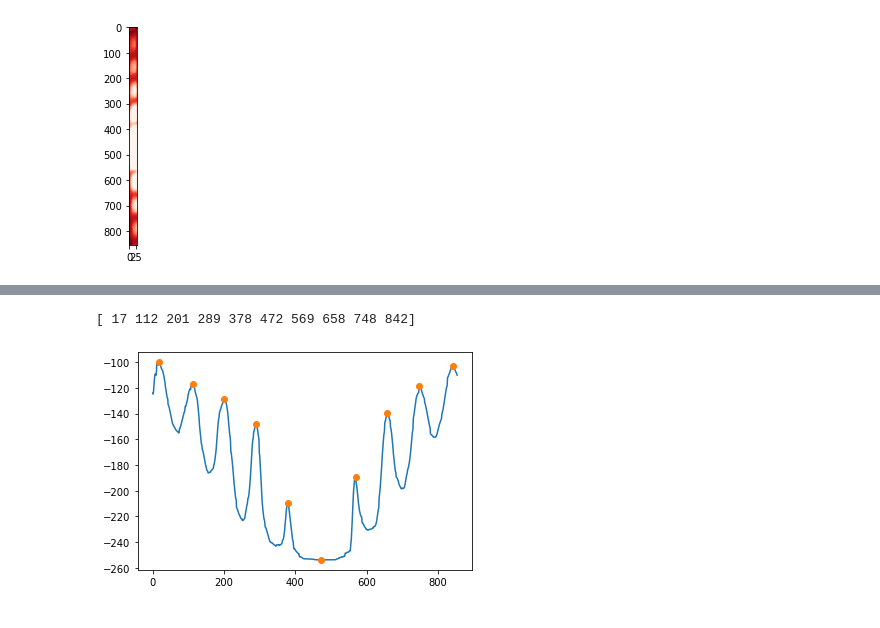
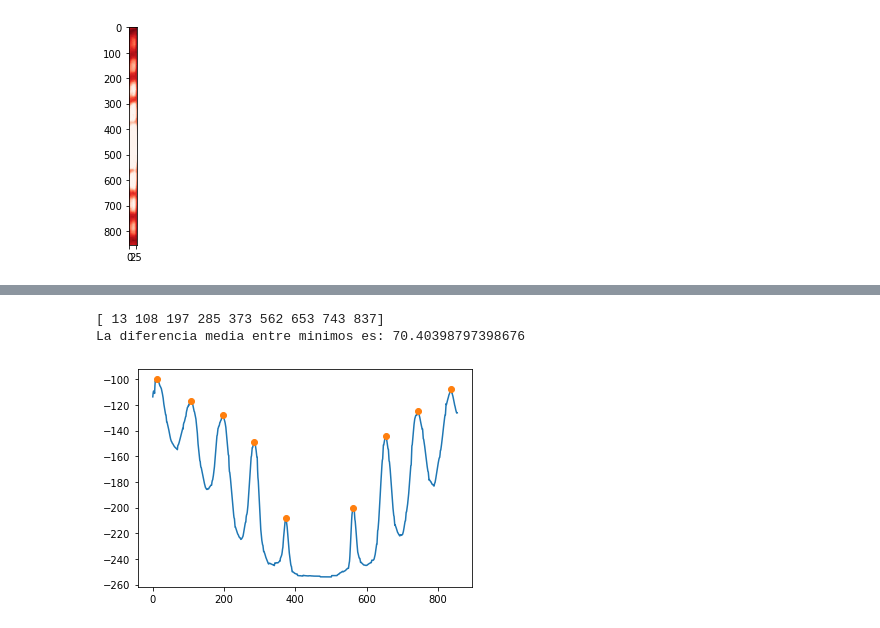
Before and after one commit to LunaKadysz/Laboratorio-4, a Jupyter notebook: Practica2/Practica2.ipynb, the cells around one changed output, grey strips where cells are left out. Saved outputs shown, nothing was run; the diff lists cells and outputs as text; code cells hidden in the pictures.

```diff
--- a/Practica2/Practica2.ipynb
+++ b/Practica2/Practica2.ipynb
@@ -110,7 +114,7 @@ plt.ylabel('Pixeles[px]')
 Text(0, 0.5, 'Pixeles[px]')
 [figure]
 # %%
-R = ndimage.rotate(A, 2)[15:870,300:330]
+R = ndimage.rotate(A, 1.1)[15:870,300:330]
 Rt = np.transpose(R)
 plt.imshow(Rt, cmap=plt.cm.Reds_r)
 plt.imshow(R, cmap=plt.cm.Reds_r)
@@ -143,13 +148,18 @@ plt.plot(range(len(mediana)),-np.array(mediana))
+# %%
+y = - np.array(mediana)
 # %%
 %matplotlib inline
 from scipy.signal import find_peaks
 plt.figure()
-peaks, _ = find_peaks(mediana,distance= 80)
-plt.plot(range(len(mediana)),mediana)
-plt.plot(peaks, mediana[peaks], "o")
+peaks, _ = find_peaks(y,distance= 80)
+plt.plot(range(len(y)),y)
+plt.plot(peaks, y[peaks], "o")
 print(peaks)
 
+p = np.diff(peaks)
+print(f'La diferencia media entre minimos es: {np.mean(p)} +- {np.std(p)}')
 #plt.axis([0, 160, -1.1, 1.1])
 # %% [output]
-[ 17 112 201 289 378 472 569 658 748 842]
+[ 13 108 197 285 373 562 653 743 837]
+La diferencia media entre minimos es: 70.40398797398676
-[figure, old version]
+[figure, new version]
```
Also changed, not shown: parts of 48 cells of this notebook.
